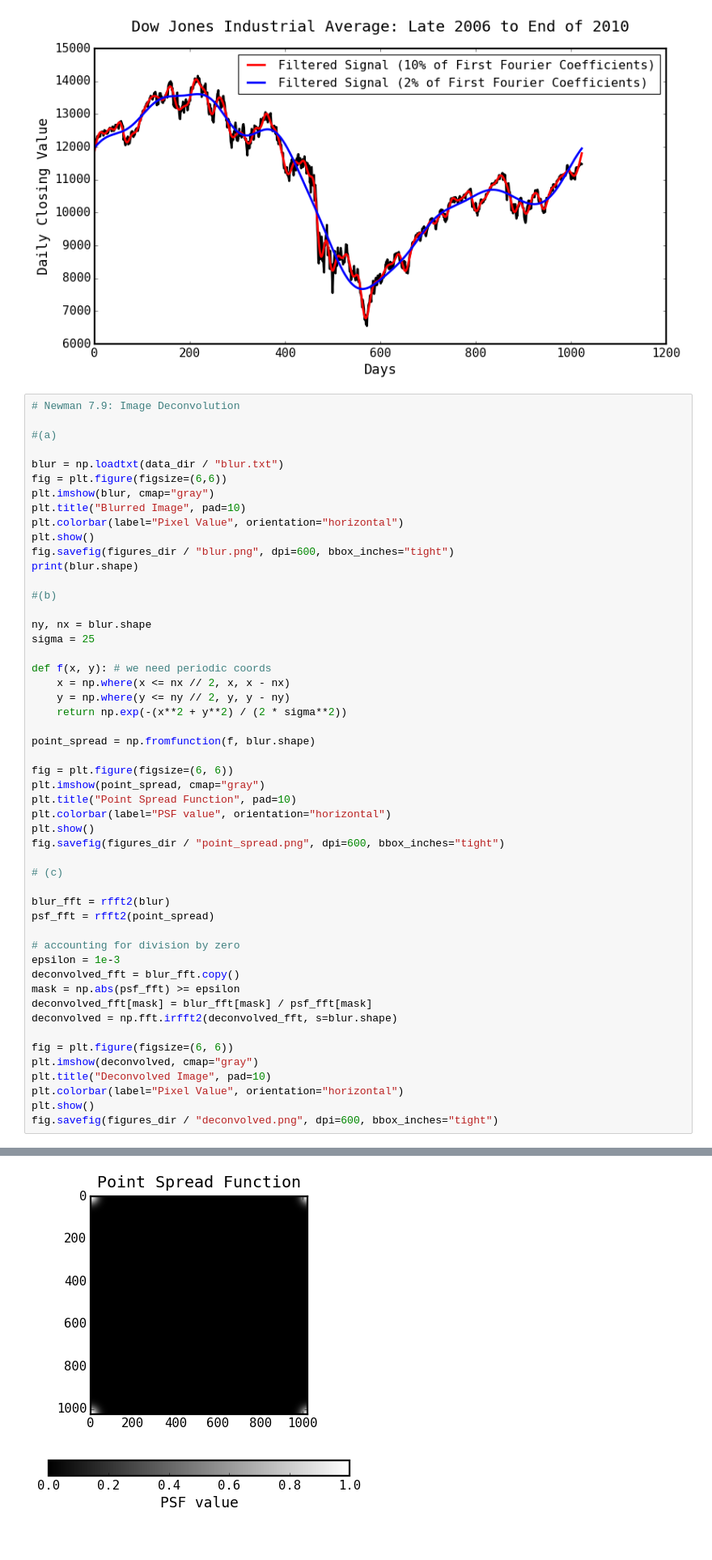
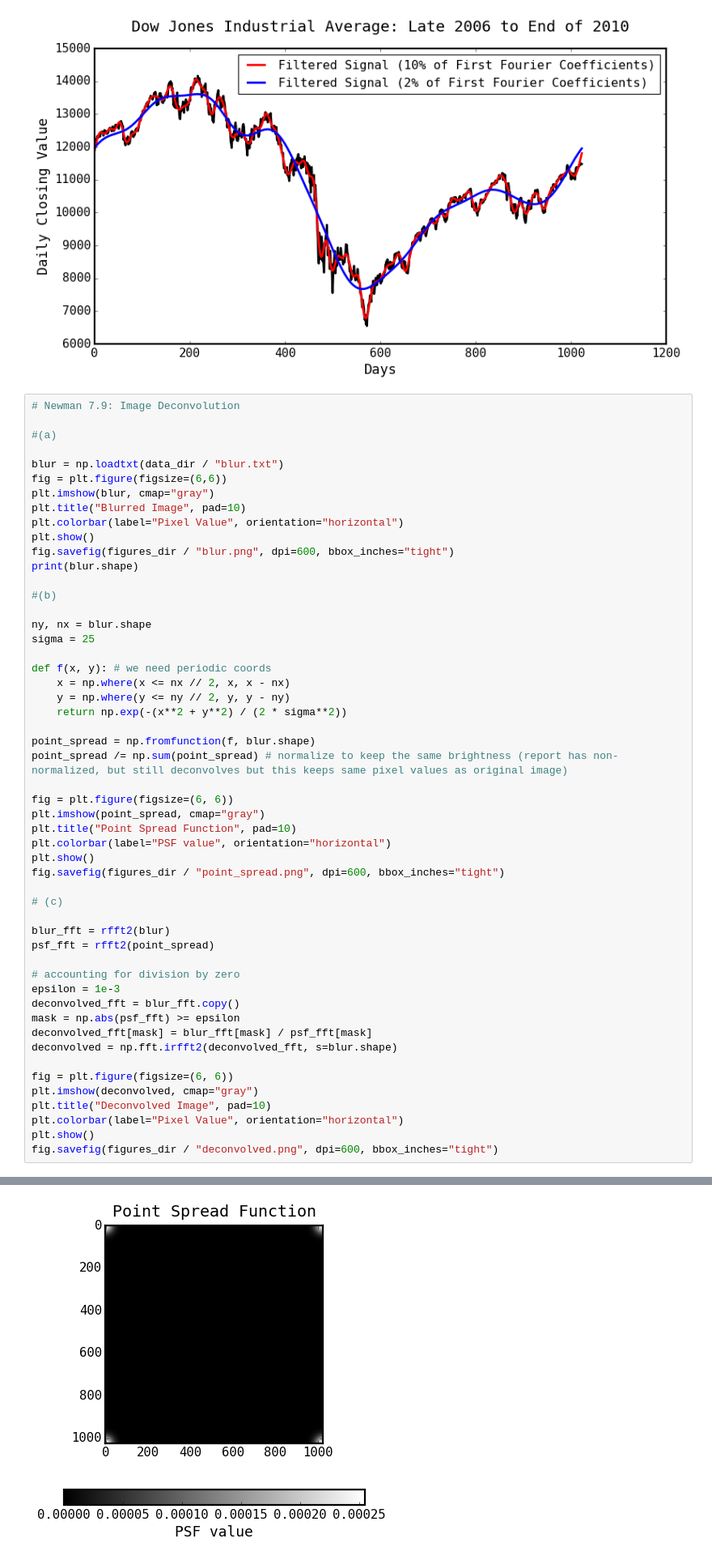
Before and after one commit to jpalmagomez/computational_physics_homework, a Jupyter notebook: Homework 3/solutions3.ipynb, the cells around one changed output, grey strips where cells are left out. Shown at 81% size. Cells and saved outputs as stored; diff of their text form.

Commit message:
normalized psf

```diff
--- a/Homework 3/solutions3.ipynb
+++ b/Homework 3/solutions3.ipynb
@@ -191,33 +191,34 @@ def f(x, y): # we need periodic coords
     return np.exp(-(x**2 + y**2) / (2 * sigma**2))
 
 point_spread = np.fromfunction(f, blur.shape)
+point_spread /= np.sum(point_spread) # normalize to keep the same brightness (report has non-normalized, but still deconvolves but this keeps same pixel values as original image)
 
 fig = plt.figure(figsize=(6, 6))
 plt.imshow(point_spread, cmap="gray")
 plt.title("Point Spread Function", pad=10)
 plt.colorbar(label="PSF value", orientation="horizontal")
 plt.show()
 fig.savefig(figures_dir / "point_spread.png", dpi=600, bbox_inches="tight")
 
 # (c)
 
 blur_fft = rfft2(blur)
 psf_fft = rfft2(point_spread)
 
 # accounting for division by zero
 epsilon = 1e-3
 deconvolved_fft = blur_fft.copy()
 mask = np.abs(psf_fft) >= epsilon
 deconvolved_fft[mask] = blur_fft[mask] / psf_fft[mask]
 deconvolved = np.fft.irfft2(deconvolved_fft, s=blur.shape)
 
 fig = plt.figure(figsize=(6, 6))
 plt.imshow(deconvolved, cmap="gray")
 plt.title("Deconvolved Image", pad=10)
 plt.colorbar(label="Pixel Value", orientation="horizontal")
 plt.show()
 fig.savefig(figures_dir / "deconvolved.png", dpi=600, bbox_inches="tight")
 # %% [output]
 [figure]
 (1024, 1024)
-[figure, old version]
+[figure, new version]
```
Also changed, not shown: parts of 1 cell of this notebook, 2 other files.
